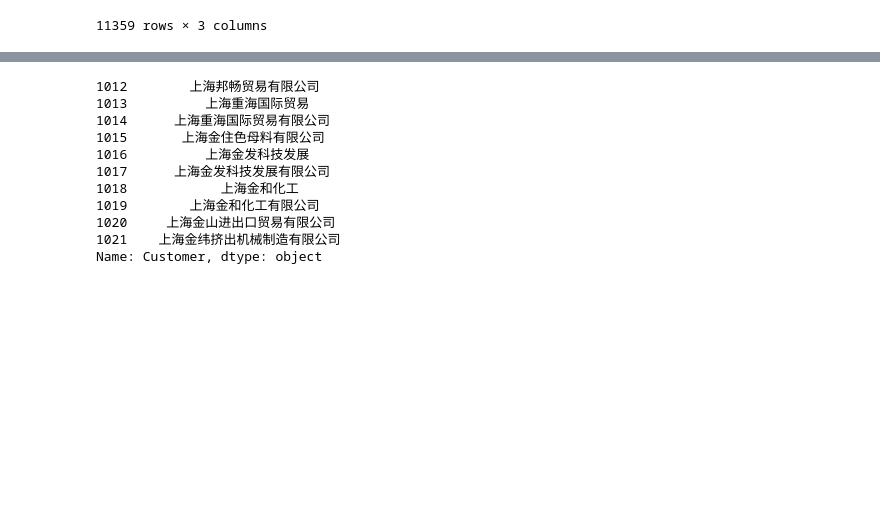
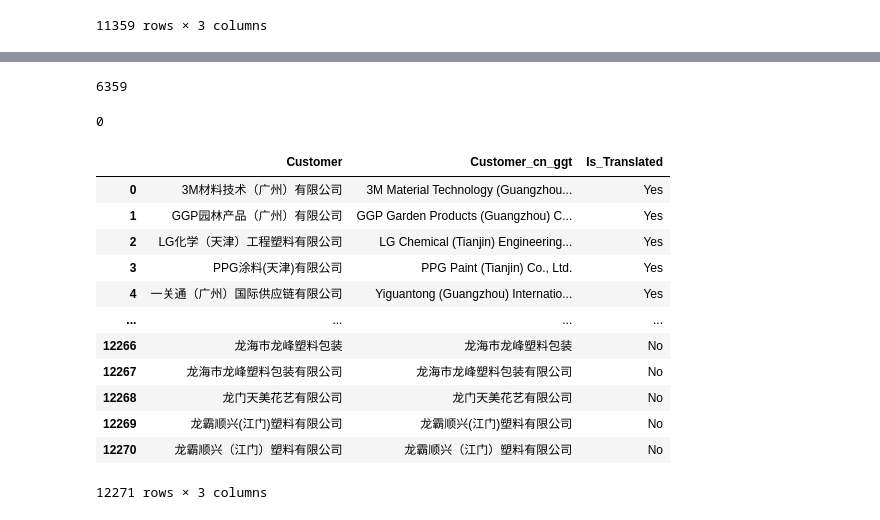
Before and after one commit to vittaya/DSEP, a Jupyter notebook: Chinese_Translate.ipynb, the cells around one changed output, grey strips where cells are left out. Cells and saved outputs as stored; diff of their text form; code cells hidden in the pictures; blank space fills up the shorter version.

```diff
--- a/Chinese_Translate.ipynb
+++ b/Chinese_Translate.ipynb
@@ -258,15 +246,26 @@ customer_ggt_df
 # %%
-customer_ggt_df[customer_ggt_df['Is_Translated']=='No'].head(10)['Customer']
+len(customer_ggt_df[customer_ggt_df['Is_Translated']=='No'])
 # %% [output]
-1012        上海邦畅贸易有限公司
-1013          上海重海国际贸易
-1014      上海重海国际贸易有限公司
-1015       上海金住色母料有限公司
-1016          上海金发科技发展
-1017      上海金发科技发展有限公司
-1018            上海金和化工
-1019        上海金和化工有限公司
-1020     上海金山进出口贸易有限公司
-1021    上海金纬挤出机械制造有限公司
-Name: Customer, dtype: object
+6359
+# %%
+len(customer_ggt_df[customer_ggt_df['Is_Translated']=='Yes'])
+# %% [output]
+0
+# %%
+customer_translated_df = customer_translated_df.append(customer_ggt_df)
+customer_translated_df
+# %% [output]
+|  | Customer | Customer_cn_ggt | Is_Translated |
+| 0 | 3M材料技术（广州）有限公司 | 3M Material Technology (Guangzhou... | Yes |
+| 1 | GGP园林产品（广州）有限公司 | GGP Garden Products (Guangzhou) C... | Yes |
+| 2 | LG化学（天津）工程塑料有限公司 | LG Chemical (Tianjin) Engineering... | Yes |
+| 3 | PPG涂料(天津)有限公司 | PPG Paint (Tianjin) Co., Ltd. | Yes |
+| 4 | 一关通（广州）国际供应链有限公司 | Yiguantong (Guangzhou) Internatio... | Yes |
+| ... | ... | ... | ... |
+| 12266 | 龙海市龙峰塑料包装 | 龙海市龙峰塑料包装 | No |
+| 12267 | 龙海市龙峰塑料包装有限公司 | 龙海市龙峰塑料包装有限公司 | No |
+| 12268 | 龙门天美花艺有限公司 | 龙门天美花艺有限公司 | No |
+| 12269 | 龙霸顺兴(江门)塑料有限公司 | 龙霸顺兴(江门)塑料有限公司 | No |
+| 12270 | 龙霸顺兴（江门）塑料有限公司 | 龙霸顺兴（江门）塑料有限公司 | No |
+12271 rows × 3 columns
 # %%
```
Also changed, not shown: parts of 13 cells of this notebook.
